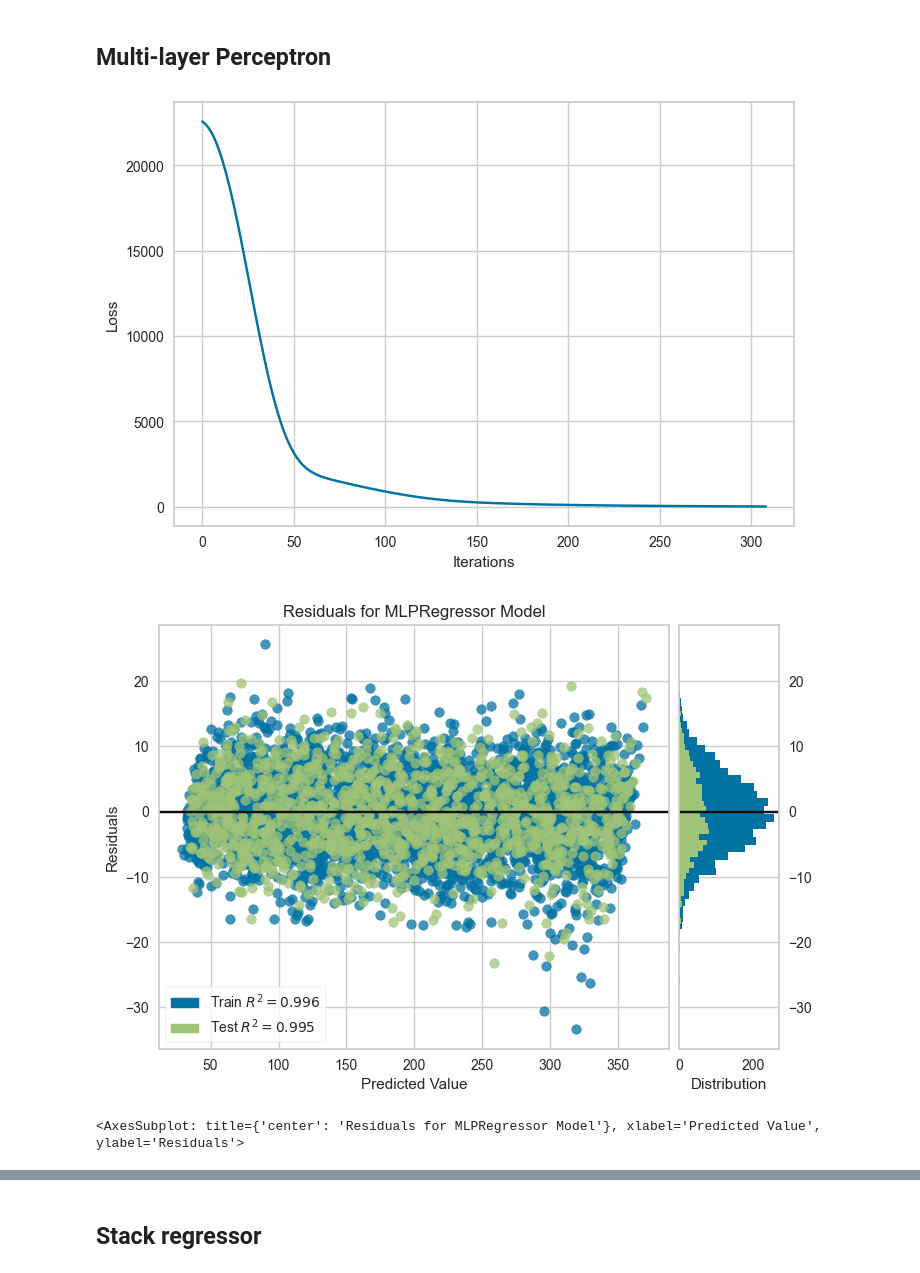
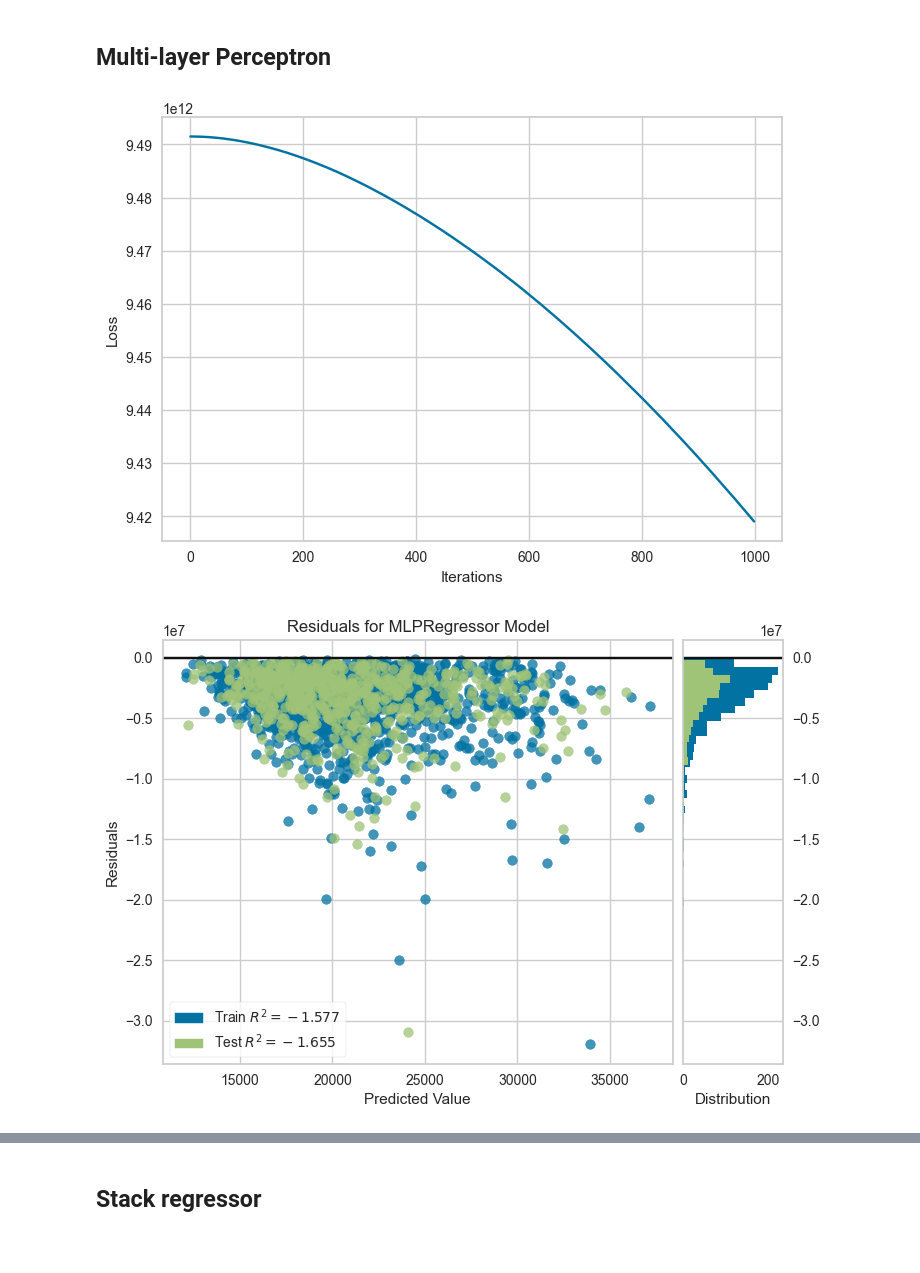
Before and after one commit to Dan-Irl/Regression-ensemble-model, a Jupyter notebook: main.ipynb, the cells around one changed output, grey strips where cells are left out. Drawn from its saved outputs; the diff is of its cells as text; code cells hidden in the pictures; blank space fills up the shorter version.

```diff
--- a/main.ipynb
+++ b/main.ipynb
@@ -26,11 +26,11 @@ data_train, data_test, target_train, target_test = train_test_split(X, y, test_s
 # %% [markdown]
 **Load example data 2**
 # %%
-data = pd.read_csv('example_data_2\house_properties_data_processed.csv')
+data = pd.read_csv('example_data_2\house_properties_data_normalized.csv')
 
 # split data into X features and y labels
-X = np.array(data.drop(labels='Sales', axis=1))
-y = np.array(data['Sales'])
+X = np.array(data.drop(labels='sold_price', axis=1))
+y = np.array(data['sold_price'])
 
 # Split the data into training and testing sets
 data_train, data_test, target_train, target_test = train_test_split(X, y, test_size=0.3)
@@ -108,26 +108,27 @@ visualizer.show()
 # %%
 from sklearn.neural_network import MLPRegressor
 
-MLP = MLPRegressor(learning_rate='constant', early_stopping=True, max_iter=1000)
+MLP = MLPRegressor(learning_rate='constant', early_stopping=False, max_iter=1000)
 
 MLP.fit(data_train, target_train)
 
 # TODO: Implement grid search for MLP
 
 MLP.score(data_test, target_test)
 
 sns.lineplot(MLP.loss_curve_)
 plt.xlabel('Iterations')
 plt.ylabel('Loss')
 plt.show()
 
 # visualize the model performance using yellowbrick
 visualizer = ResidualsPlot(MLP)
 visualizer.fit(data_train, target_train)  # Fit the training data to the visualizer
 visualizer.score(data_test, target_test)  # Evaluate the model on the test data
 plt.title
 visualizer.show()
+
+estimators.append(('MLP', MLP))
 # %% [output]
-[figure, old version]
+[figure, new version]
-[figure, old version]
+[figure, new version]
-<AxesSubplot: title={'center': 'Residuals for MLPRegressor Model'}, xlabel='Predicted Value', ylabel='Residuals'>
```
Also changed, not shown: parts of 8 cells of this notebook.
